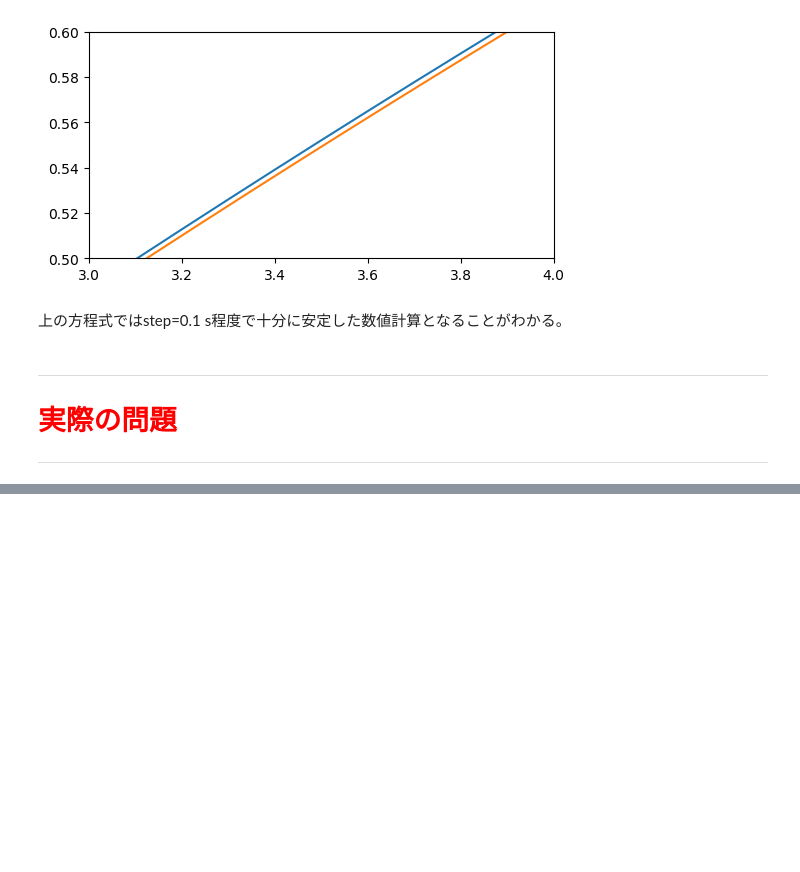
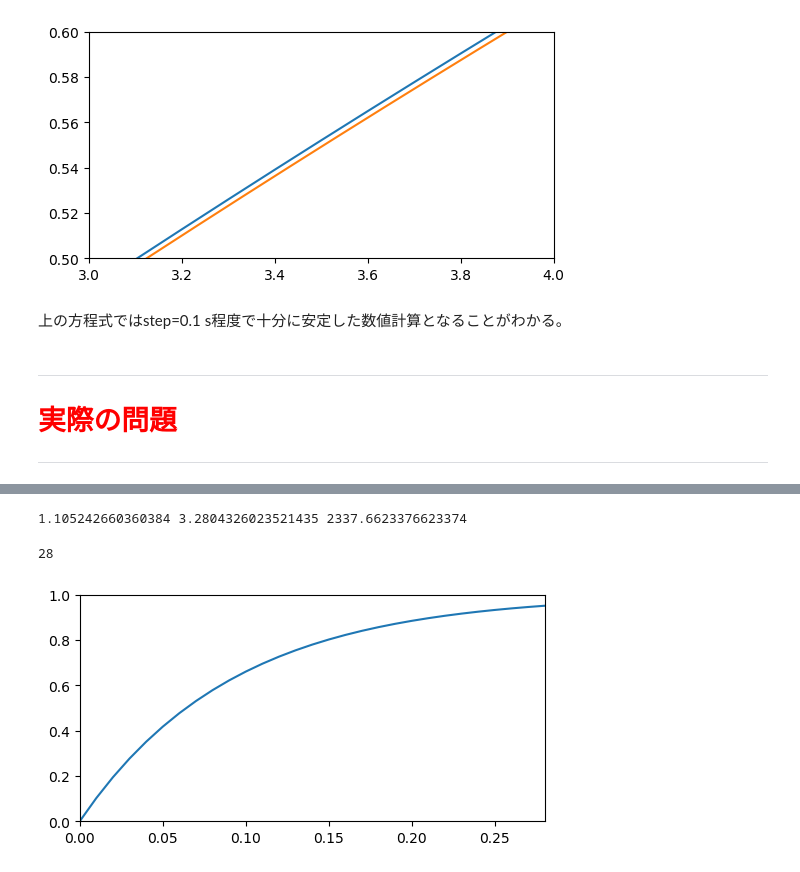
Before and after one commit to ac-yasushi/eular_method, a Jupyter notebook: eular_caliculation.ipynb, the cells around one changed output, grey strips where cells are left out. Drawn from its saved outputs; the diff is of its cells as text; code cells hidden in the pictures; blank space fills up the shorter version.

```diff
--- a/eular_caliculation.ipynb
+++ b/eular_caliculation.ipynb
@@ -106,0 +118,80 @@ plt.show()
+# %%
+#パラメーターを入れよう
+#原料
+W_a=500 #kg
+ro_a=900 #kg/m3
+D=0.8 #m
+T_wall=613 #K
+#頻度因子
+ko=3.228*10**13 #1/s
+E=186.2*10**3 #J
+H_reaction=-62760 #J/mol
+cpm_ave=2.51*10**3 #J/kg/K
+M_a=0.385 #kg/mol
+thermo_diff=532 #J/s/m2/K
+
+#気体定数
+R=8.314
+# %%
+#BR(batch reacter)高さ
+height=W_a/ro_a*4/math.pi/D**2 #m
+#伝熱面積
+A_diff=math.pi*D*height+math.pi*D*D/4 #m2
+#初濃度
+C_a0=ro_a/M_a #mol/m3
+
+print(height, A_diff, C_a0)
+# %% [output]
+1.105242660360384 3.2804326023521435 2337.6623376623374
+# %%
+#微分方程式
+#設計方程式
+#func_mat=ko*math.exp(-E/R/T)*C_a0*(1-x)
+#熱収支
+#func_heat=(T-T_wall)*math.pi*D*height*thermo_diff/cpm_ave/W_a\
+#+H_reaction*math.pi*D**2*height/cpm_ave/W_a/4*ko*math.exp(-E/R/T)*C_a0*(1-x)
+
+#初期温度と反応率
+Temp=613 #K
+x=0
+t=0
+
+#停止条件
+x_end=0.95
+
+#ステップ
+step=0.01
+
+#出力用の配列を用意
+t_array=np.array([t])
+x_array=np.array([x])
+Temp_array=np.array([Temp])
+
+#計算回数
+n=0
+
+while(x<x_end):
+    func_mat=ko*math.exp(-E/R/Temp)*C_a0*(1-x)
+    #func_heat=(T_wall-Temp)*A_diff*thermo_diff/cpm_ave/W_a\
+                #+H_reaction/cpm_ave/ro_a*ko*math.exp(-E/R/Temp)*C_a0*(1-x)
+
+    t=t+step
+    x=x+func_mat*step
+    #Temp=Temp+func_heat*step
+
+    x_array=np.append(x_array,[x])
+    t_array=np.append(t_array,[t])
+    #Temp_array=np.append(Temp_array,[Temp])
+
+    n+=1
+
+print(n)
+# %% [output]
+28
+# %%
+plt.figure(figsize=(6,3),dpi=100,facecolor='w', edgecolor='k')
+plt.axis([0,max(t_array),0,1])
+plt.plot(t_array, x_array)
+plt.show()
+# %% [output]
+[figure, added]
```
Also changed, not shown: parts of 3 cells of this notebook.
